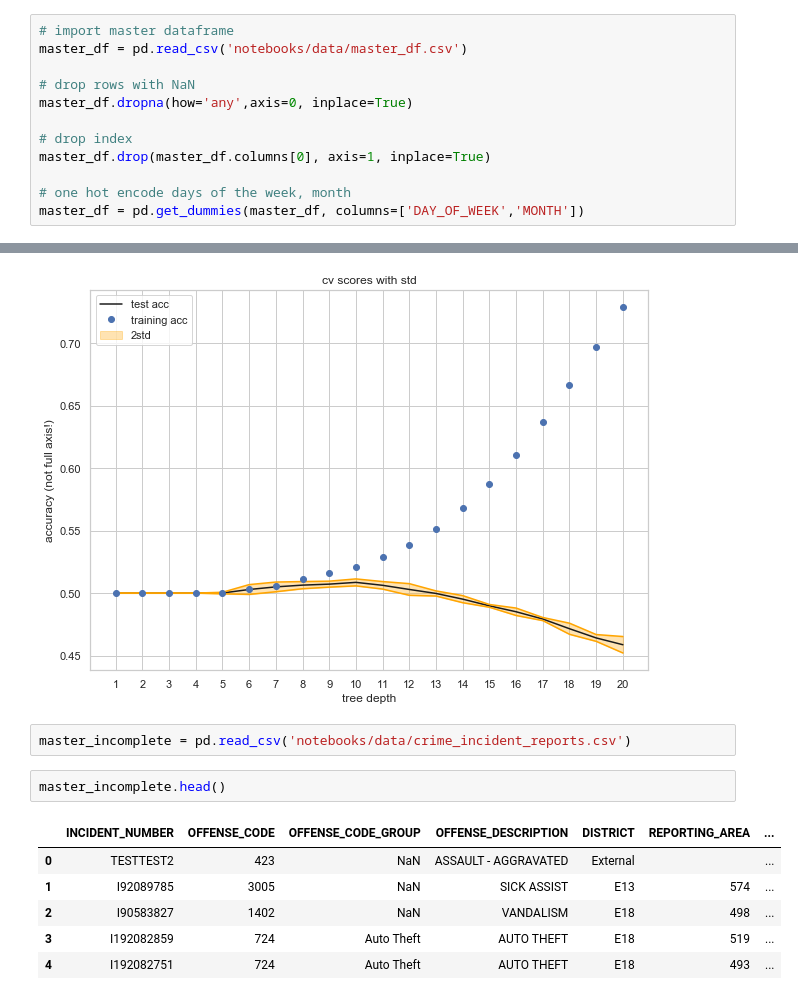
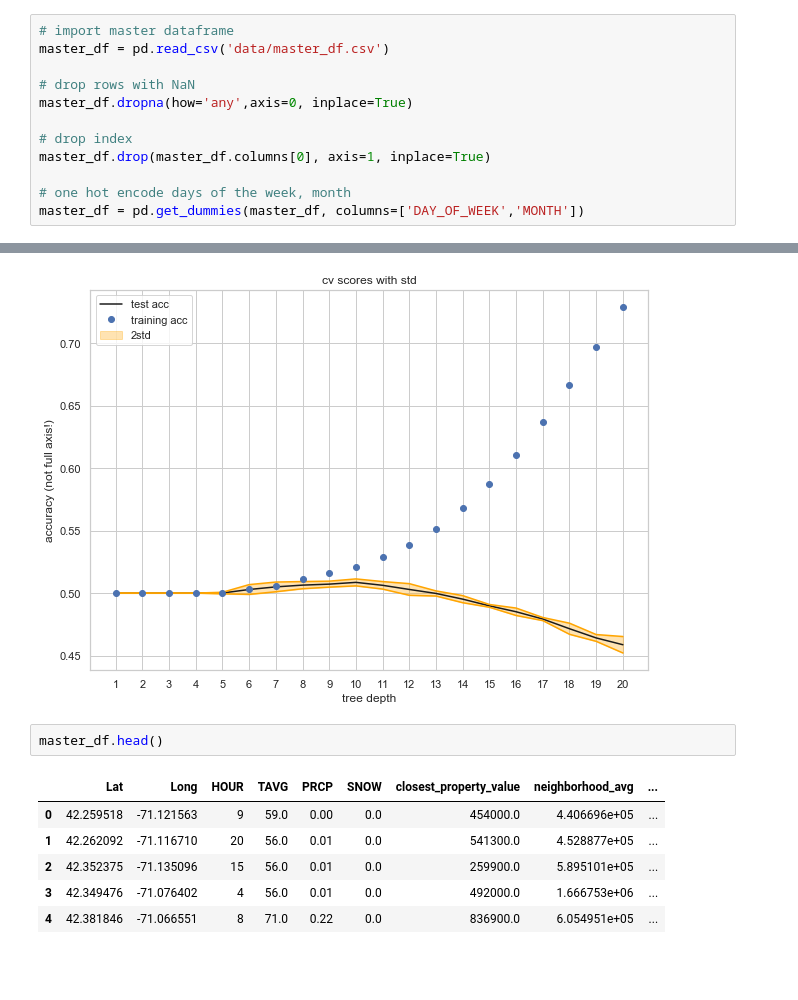
Before and after one commit to cs109a-crime/cs109a-crime.github.io, a Jupyter notebook: notebooks/daphne_tinker_part2.ipynb, the cells around one changed output, grey strips where cells are left out. Saved outputs shown, nothing was run; the diff lists cells and outputs as text; blank space fills up the shorter version.

```diff
--- a/notebooks/daphne_tinker_part2.ipynb
+++ b/notebooks/daphne_tinker_part2.ipynb
@@ -22,7 +22,7 @@ pd.set_option('display.width', 1500)
 pd.set_option('display.max_columns', 100)
 # %%
 # import master dataframe
-master_df = pd.read_csv('notebooks/data/master_df.csv')
+master_df = pd.read_csv('data/master_df.csv')
 
 # drop rows with NaN
 master_df.dropna(how='any',axis=0, inplace=True)
@@ -122,14 +132,12 @@ plt.legend()
 plt.show()
 # %% [output]
 [figure]
-# %%
-master_incomplete = pd.read_csv('notebooks/data/crime_incident_reports.csv')
 # %%
-master_incomplete.head()
+master_df.head()
 # %% [output]
-|  | INCIDENT_NUMBER | OFFENSE_CODE | OFFENSE_CODE_GROUP | OFFENSE_DESCRIPTION | DISTRICT | REPORTING_AREA | ... |
-| 0 | TESTTEST2 | 423 | NaN | ASSAULT - AGGRAVATED | External |  | ... |
-| 1 | I92089785 | 3005 | NaN | SICK ASSIST | E13 | 574 | ... |
-| 2 | I90583827 | 1402 | NaN | VANDALISM | E18 | 498 | ... |
-| 3 | I192082859 | 724 | Auto Theft | AUTO THEFT | E18 | 519 | ... |
-| 4 | I192082751 | 724 | Auto Theft | AUTO THEFT | E18 | 493 | ... |
+|  | Lat | Long | HOUR | TAVG | PRCP | SNOW | closest_property_value | neighborhood_avg | ... |
+| 0 | 42.259518 | -71.121563 | 9 | 59.0 | 0.00 | 0.0 | 454000.0 | 4.406696e+05 | ... |
+| 1 | 42.262092 | -71.116710 | 20 | 56.0 | 0.01 | 0.0 | 541300.0 | 4.528877e+05 | ... |
+| 2 | 42.352375 | -71.135096 | 15 | 56.0 | 0.01 | 0.0 | 259900.0 | 5.895101e+05 | ... |
+| 3 | 42.349476 | -71.076402 | 4 | 56.0 | 0.01 | 0.0 | 492000.0 | 1.666753e+06 | ... |
+| 4 | 42.381846 | -71.066551 | 8 | 71.0 | 0.22 | 0.0 | 836900.0 | 6.054951e+05 | ... |
```
Also changed, not shown: parts of 3 cells of this notebook.
